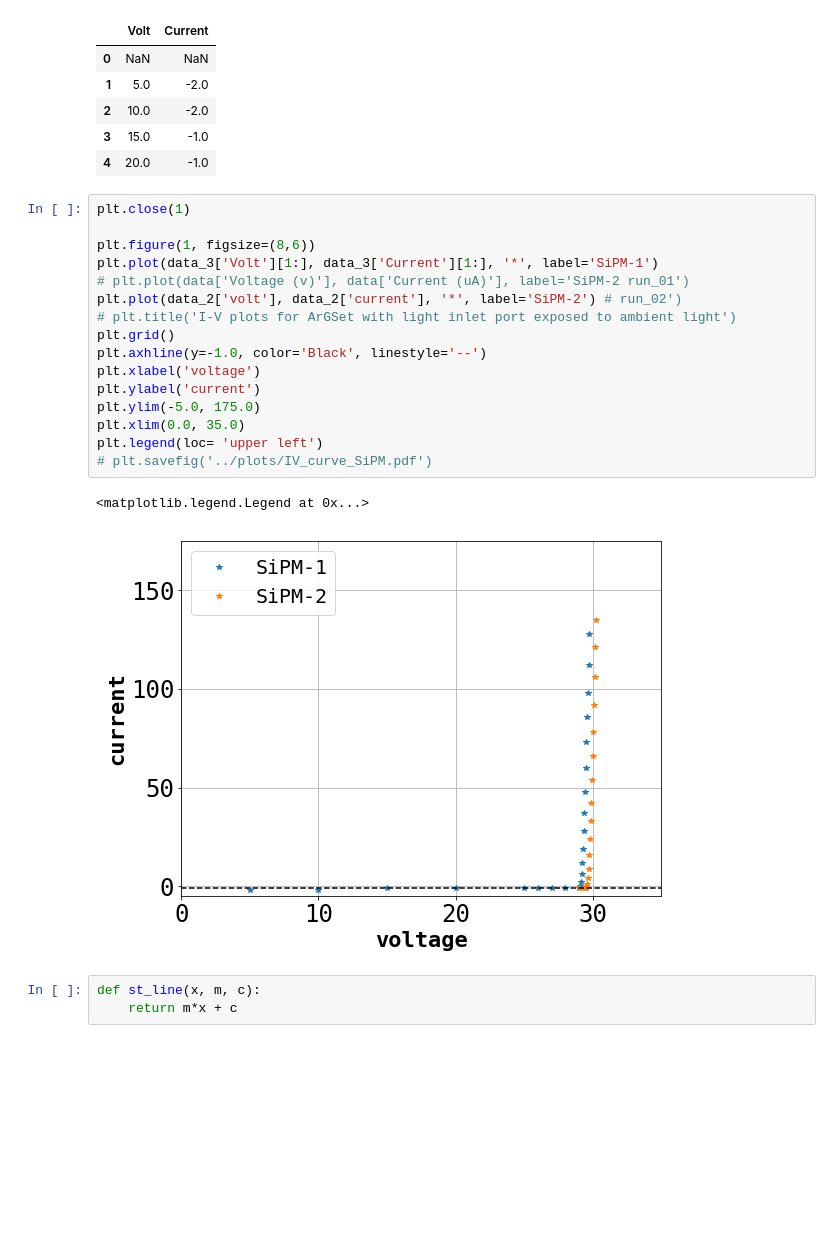
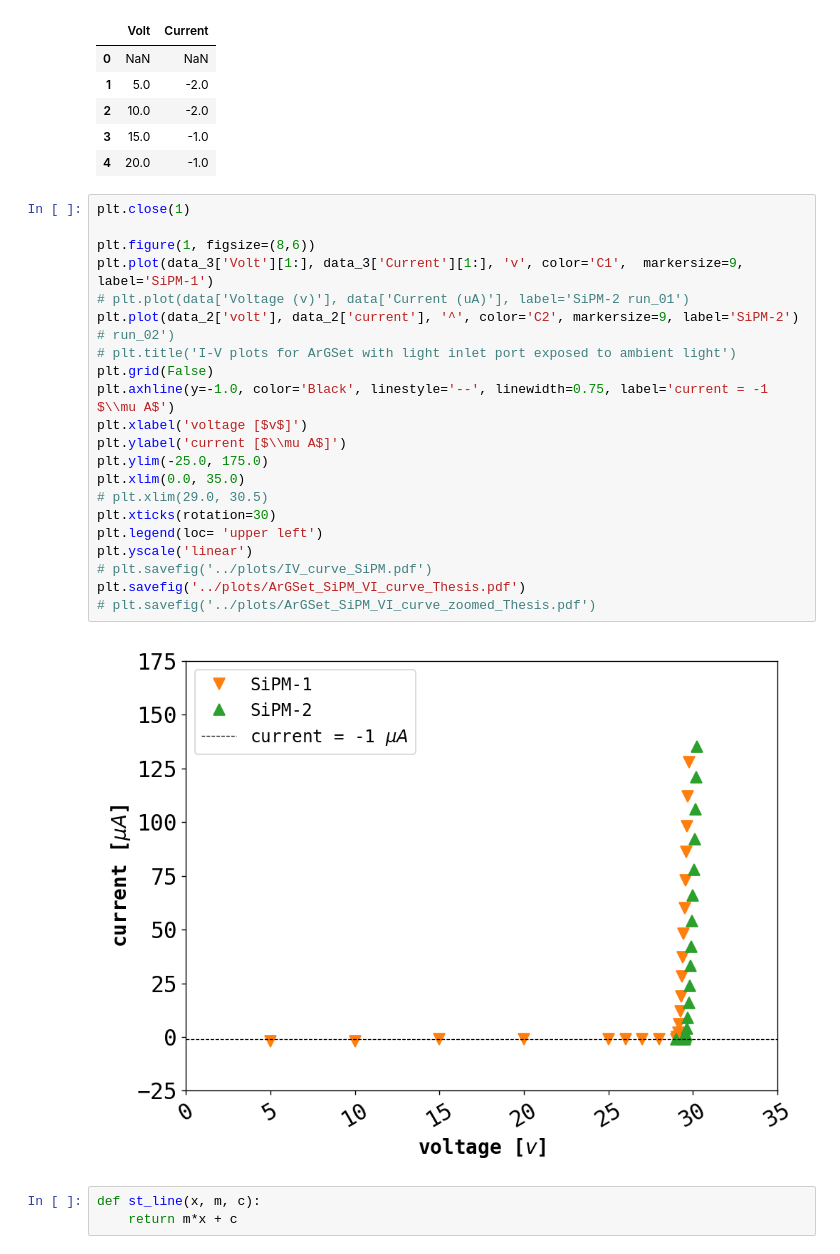
Before and after one commit to sarthchoudhary/ArGCAT, a Jupyter notebook: notebooks/fit_vi_curve.ipynb, the cells around one changed output. Cells and saved outputs as stored; diff of their text form; blank space fills up the shorter version.

Commit message:
cosmetic changes to plots.

```diff
--- a/notebooks/fit_vi_curve.ipynb
+++ b/notebooks/fit_vi_curve.ipynb
@@ -55,22 +60,26 @@ data_3.head()
 # %%
 plt.close(1)
 
 plt.figure(1, figsize=(8,6))
-plt.plot(data_3['Volt'][1:], data_3['Current'][1:], '*', label='SiPM-1')
+plt.plot(data_3['Volt'][1:], data_3['Current'][1:], 'v', color='C1',  markersize=9,  label='SiPM-1')
 # plt.plot(data['Voltage (v)'], data['Current (uA)'], label='SiPM-2 run_01')
-plt.plot(data_2['volt'], data_2['current'], '*', label='SiPM-2') # run_02')
+plt.plot(data_2['volt'], data_2['current'], '^', color='C2', markersize=9, label='SiPM-2') # run_02')
 # plt.title('I-V plots for ArGSet with light inlet port exposed to ambient light')
-plt.grid()
-plt.axhline(y=-1.0, color='Black', linestyle='--')
-plt.xlabel('voltage')
-plt.ylabel('current')
-plt.ylim(-5.0, 175.0)
+plt.grid(False)
+plt.axhline(y=-1.0, color='Black', linestyle='--', linewidth=0.75, label='current = -1 $\\mu A$')
+plt.xlabel('voltage [$v$]')
+plt.ylabel('current [$\\mu A$]')
+plt.ylim(-25.0, 175.0)
 plt.xlim(0.0, 35.0)
+# plt.xlim(29.0, 30.5)
+plt.xticks(rotation=30)
 plt.legend(loc= 'upper left')
+plt.yscale('linear')
 # plt.savefig('../plots/IV_curve_SiPM.pdf')
+plt.savefig('../plots/ArGSet_SiPM_VI_curve_Thesis.pdf')
+# plt.savefig('../plots/ArGSet_SiPM_VI_curve_zoomed_Thesis.pdf')
 # %% [output]
-<matplotlib.legend.Legend at 0x...>
-[figure, old version]
+[figure, new version]
 # %%
 def st_line(x, m, c):
     return m*x + c
```
Also changed, not shown: parts of 3 cells of this notebook.
